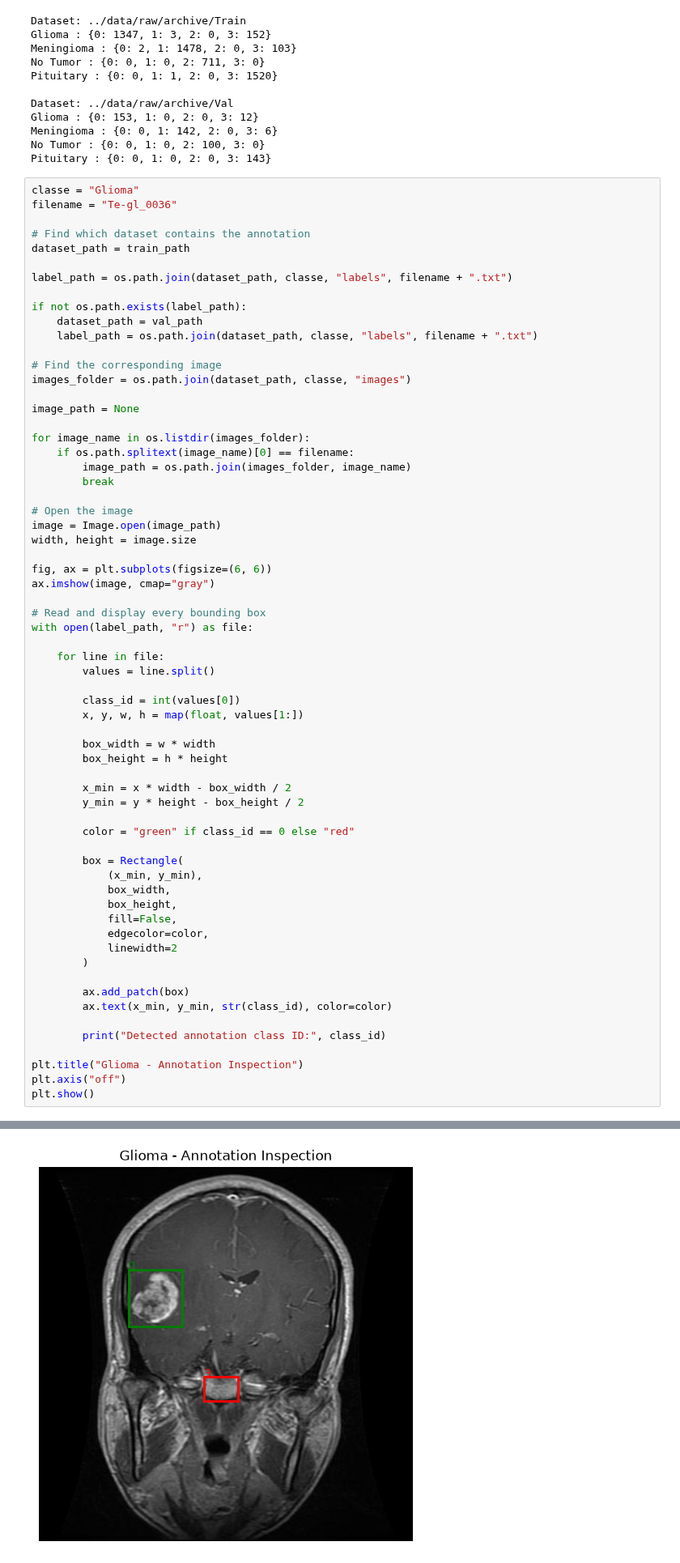
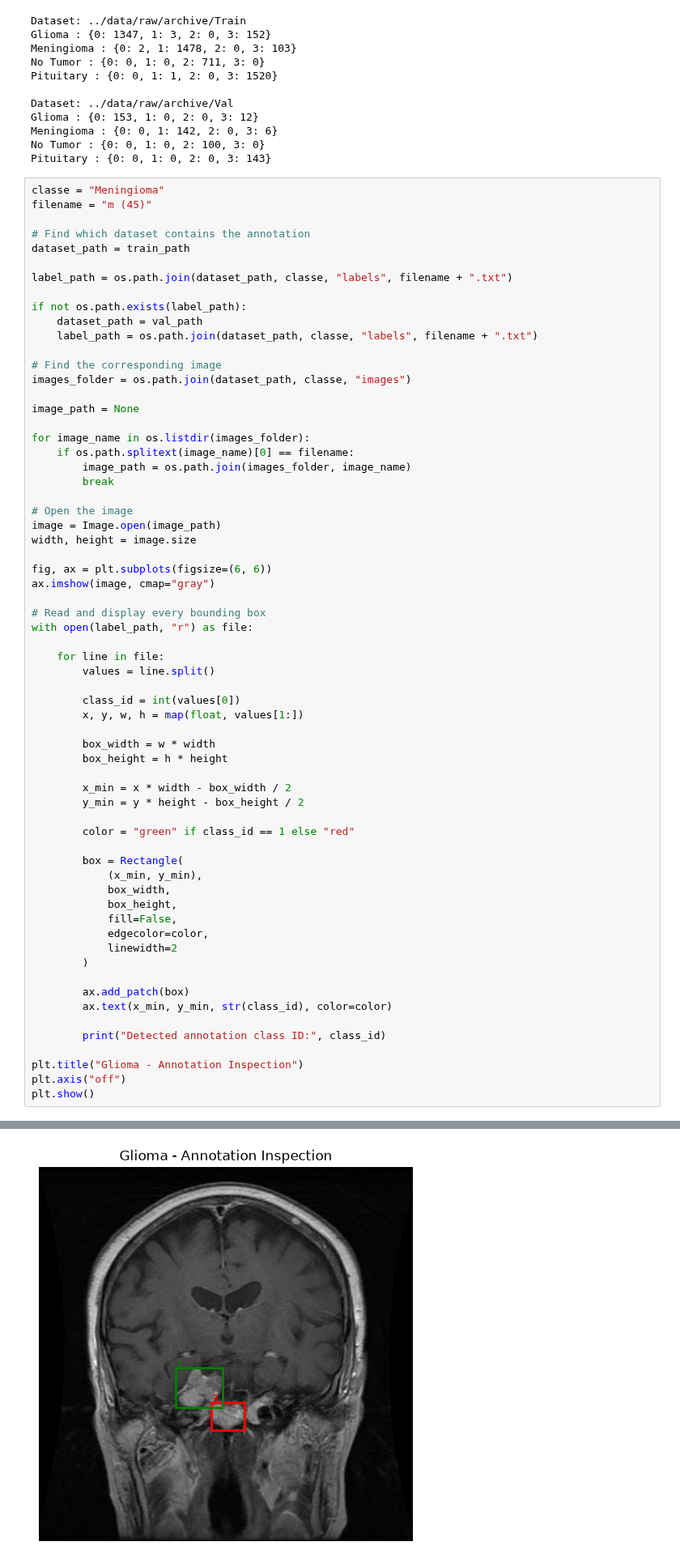
Before and after one commit to YounessAitJamaa/brain-tumor-ai, a Jupyter notebook: notebooks/01_dataset_exploration.ipynb, the cells around one changed output, grey strips where cells are left out. Shown at 81% size. Saved outputs shown, nothing was run; the diff lists cells and outputs as text.

```diff
--- a/notebooks/01_dataset_exploration.ipynb
+++ b/notebooks/01_dataset_exploration.ipynb
@@ -480,8 +480,8 @@ Meningioma : {0: 0, 1: 142, 2: 0, 3: 6}
 No Tumor : {0: 0, 1: 0, 2: 100, 3: 0}
 Pituitary : {0: 0, 1: 0, 2: 0, 3: 143}
 # %%
-classe = "Glioma"
-filename = "Te-gl_0036"
+classe = "Meningioma"
+filename = "m (45)"
 
 # Find which dataset contains the annotation
 dataset_path = train_path
@@ -524,7 +524,7 @@ with open(label_path, "r") as file:
         x_min = x * width - box_width / 2
         y_min = y * height - box_height / 2
 
-        color = "green" if class_id == 0 else "red"
+        color = "green" if class_id == 1 else "red"
 
         box = Rectangle(
             (x_min, y_min),
@@ -549 +549 @@ Detected annotation class ID: 3
-[figure, old version]
+[figure, new version]
```
Also changed, not shown: parts of 8 cells of this notebook.
